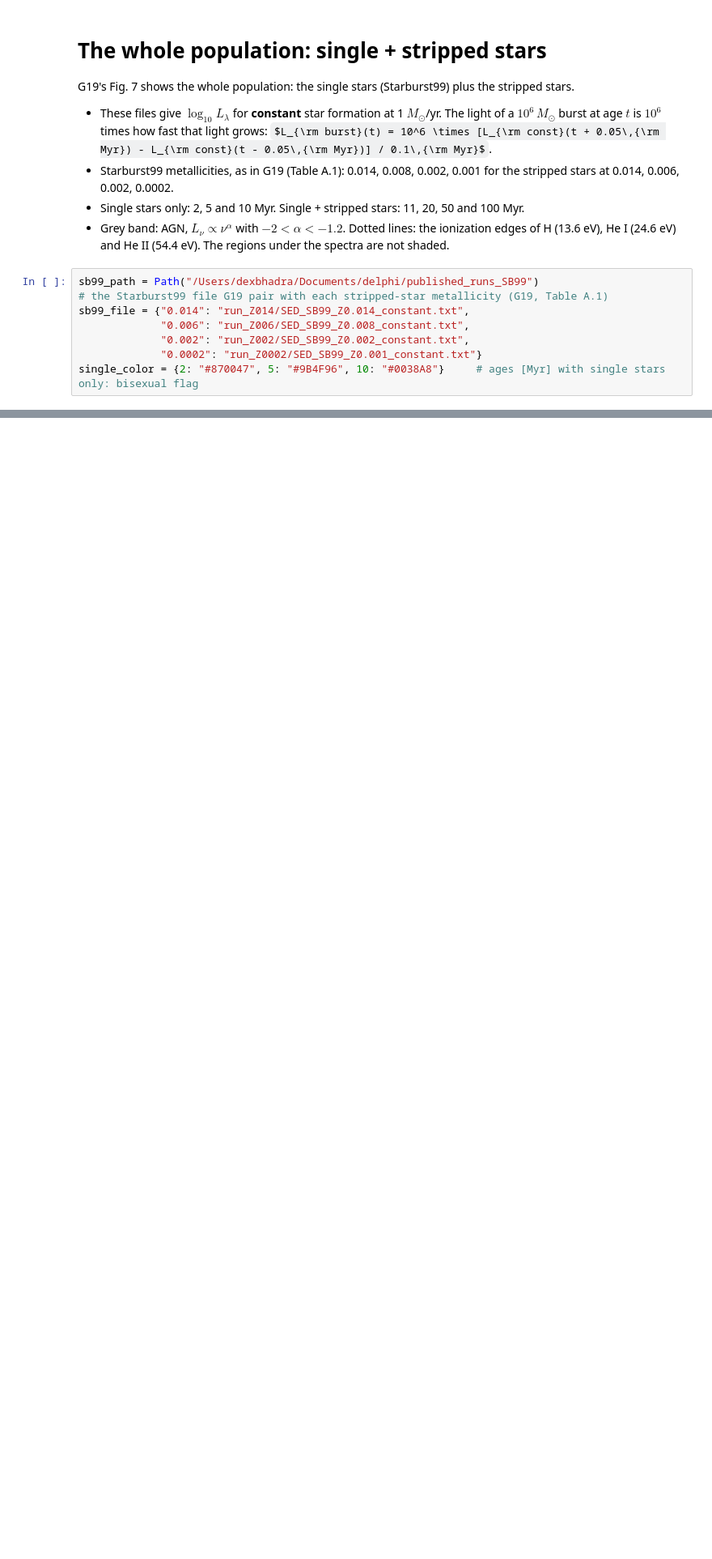
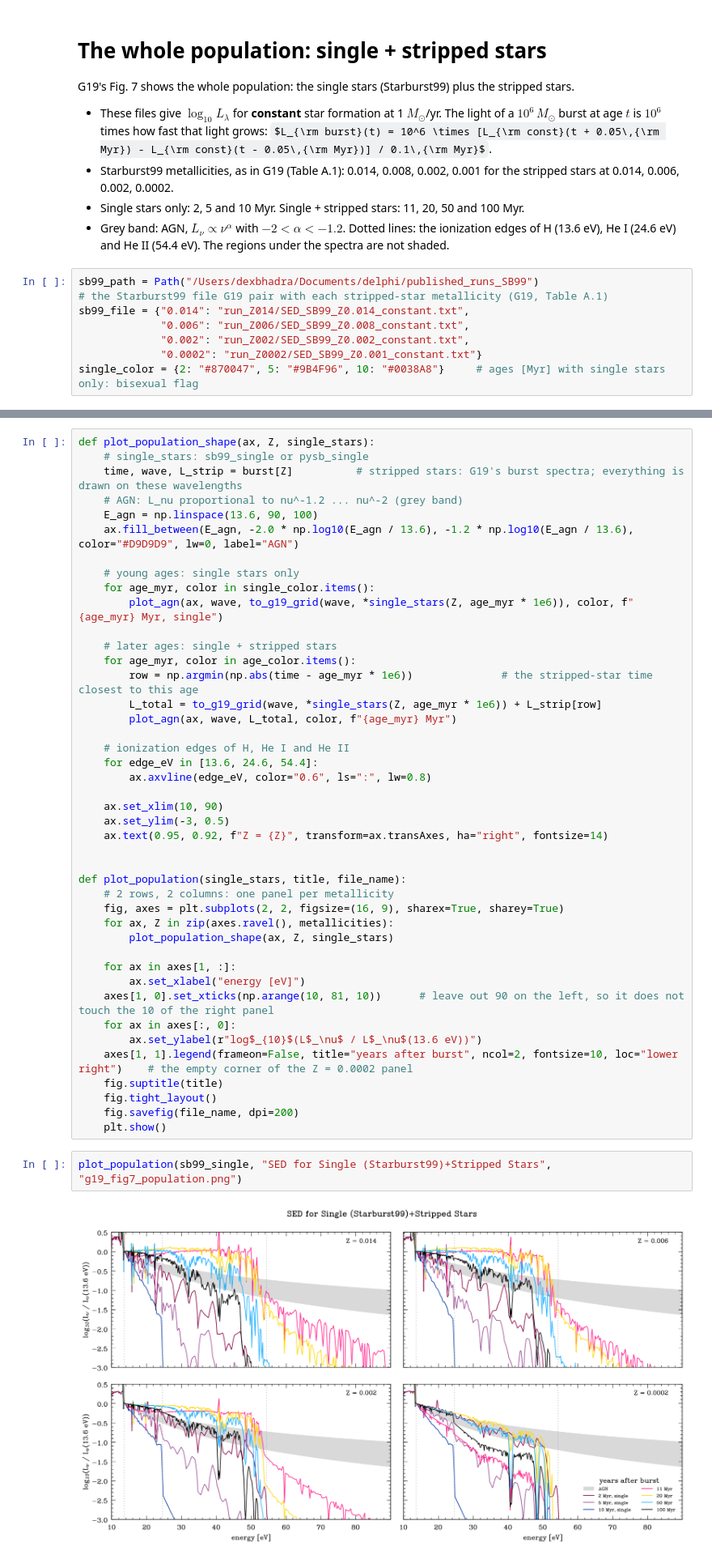
Before and after one commit to 10ay/delphi_notebooks, a Jupyter notebook: SED_goetberg19.ipynb, the cells around one changed output, grey strips where cells are left out. Shown at 81% size. Cells and saved outputs as stored; diff of their text form; some formulas as TeX source; blank space fills up the shorter version.

```diff
--- a/SED_goetberg19.ipynb
+++ b/SED_goetberg19.ipynb
@@ -163,0 +133,47 @@ plt.show()
+# %%
+def plot_population_shape(ax, Z, single_stars):
+    # single_stars: sb99_single or pysb_single
+    time, wave, L_strip = burst[Z]          # stripped stars: G19's burst spectra; everything is drawn on these wavelengths
+    # AGN: L_nu proportional to nu^-1.2 ... nu^-2 (grey band)
+    E_agn = np.linspace(13.6, 90, 100)
+    ax.fill_between(E_agn, -2.0 * np.log10(E_agn / 13.6), -1.2 * np.log10(E_agn / 13.6), color="#D9D9D9", lw=0, label="AGN")
+
+    # young ages: single stars only
+    for age_myr, color in single_color.items():
+        plot_agn(ax, wave, to_g19_grid(wave, *single_stars(Z, age_myr * 1e6)), color, f"{age_myr} Myr, single")
+
+    # later ages: single + stripped stars
+    for age_myr, color in age_color.items():
+        row = np.argmin(np.abs(time - age_myr * 1e6))              # the stripped-star time closest to this age
+        L_total = to_g19_grid(wave, *single_stars(Z, age_myr * 1e6)) + L_strip[row]
+        plot_agn(ax, wave, L_total, color, f"{age_myr} Myr")
+
+    # ionization edges of H, He I and He II
+    for edge_eV in [13.6, 24.6, 54.4]:
+        ax.axvline(edge_eV, color="0.6", ls=":", lw=0.8)
+
+    ax.set_xlim(10, 90)
+    ax.set_ylim(-3, 0.5)
+    ax.text(0.95, 0.92, f"Z = {Z}", transform=ax.transAxes, ha="right", fontsize=14)
+
+
+def plot_population(single_stars, title, file_name):
+    # 2 rows, 2 columns: one panel per metallicity
+    fig, axes = plt.subplots(2, 2, figsize=(16, 9), sharex=True, sharey=True)
+    for ax, Z in zip(axes.ravel(), metallicities):
+        plot_population_shape(ax, Z, single_stars)
+
+    for ax in axes[1, :]:
+        ax.set_xlabel("energy [eV]")
+    axes[1, 0].set_xticks(np.arange(10, 81, 10))      # leave out 90 on the left, so it does not touch the 10 of the right panel
+    for ax in axes[:, 0]:
+        ax.set_ylabel(r"log$_{10}$(L$_\nu$ / L$_\nu$(13.6 eV))")
+    axes[1, 1].legend(frameon=False, title="years after burst", ncol=2, fontsize=10, loc="lower right")    # the empty corner of the Z = 0.0002 panel
+    fig.suptitle(title)
+    fig.tight_layout()
+    fig.savefig(file_name, dpi=200)
+    plt.show()
+# %%
+plot_population(sb99_single, "SED for Single (Starburst99)+Stripped Stars", "g19_fig7_population.png")
+# %% [output]
+[figure, added]
```
Also changed, not shown: parts of 9 cells of this notebook, 1 other file.
